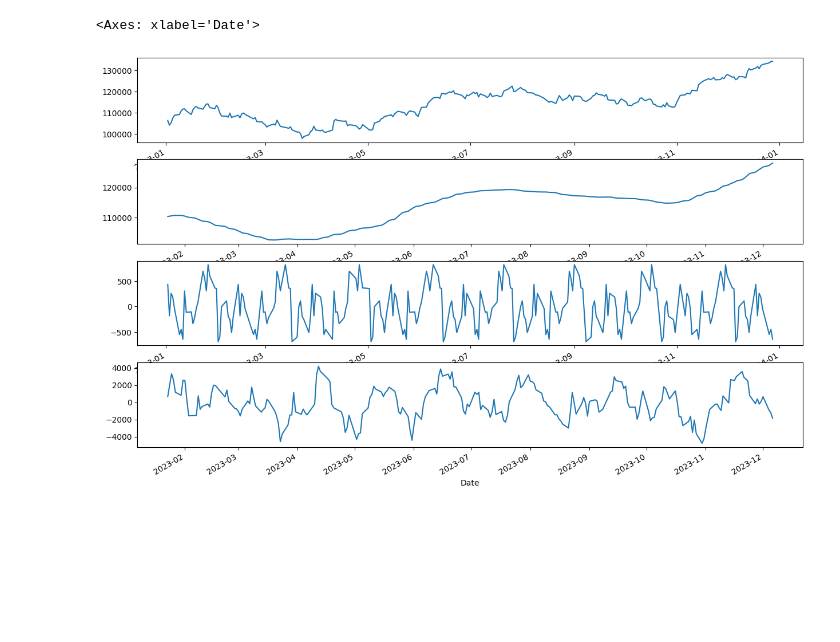
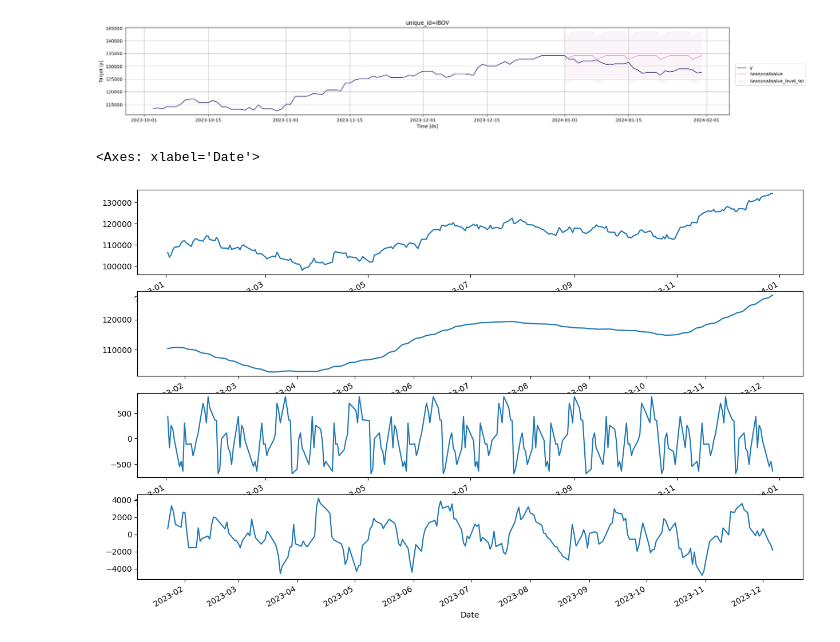
Before and after one commit to iharary/Fiap_Tech_Challenge_02, a Jupyter notebook: notebooks/IBOV.ipynb, the cells around one changed output. Drawn from its saved outputs; the diff is of its cells as text; code cells hidden in the pictures; blank space fills up the shorter version.

```diff
--- a/notebooks/IBOV.ipynb
+++ b/notebooks/IBOV.ipynb
@@ -46,0 +37,18 @@ Name: Close, dtype: float64
+# %%
+#Criar datas faltantes repetindo o valor ultima data conhecida
+df_close_resample = df_close
+df_close_resample = df_close_resample.resample('D').ffill()
+df_close_resample = df_close_resample[df_close_resample.index >= inicio]
+
+df_close_resample['id'] = range(1, len(df_close_resample) + 1)
+df_close_resample.reset_index(inplace=True)
+df_close_resample = df_close_resample.set_index('id')
+
+df_close_resample['Date'] = pd.to_datetime(df_close_resample['Date'], format='%Y-%m-%d')
+
+#renomear colunas do dataframe
+df_close_resample.columns = ['ds', 'y']
+df_close_resample['unique_id'] = 'IBOV'
+
+
+df_close_resample.head(20)
@@ -47,3 +172,7 @@ Name: Close, dtype: float64
+# %%
+model.plot(train_resample, forecast_df2, level=[90], unique_ids=['IBOV'], engine='matplotlib', max_insample_length=90)
+# %% [output]
+[figure, added]
 # %%
 df_decompose = seasonal_decompose(df_close, period=30)
 # %%
```
Also changed, not shown: parts of 16 cells of this notebook.
